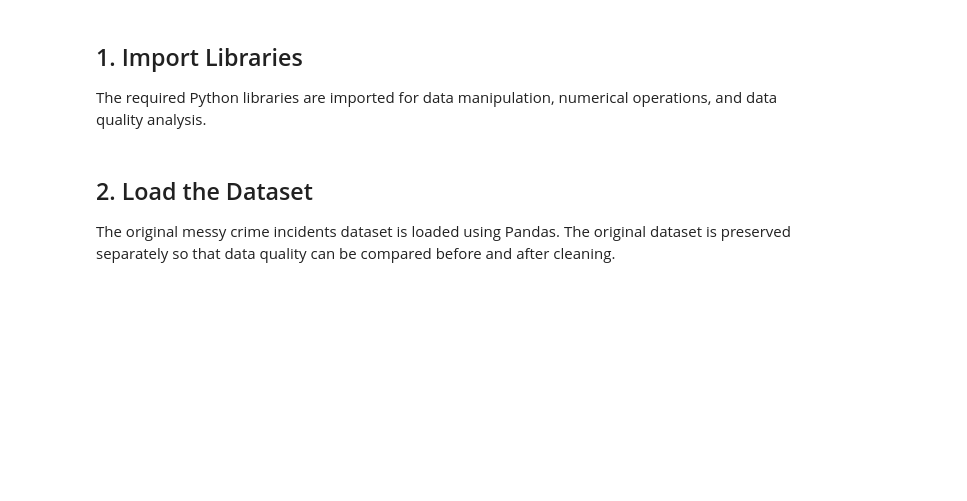
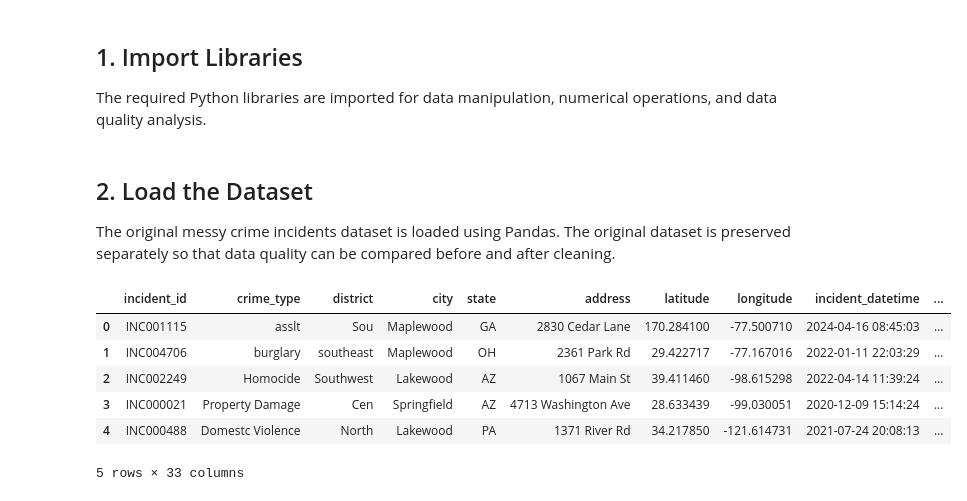
Before and after one commit to Vamshiyadavk/OBISIP, a Jupyter notebook: DataAnalytics-L1-CleaningData/notebook/DataCleaning.ipynb, the cells around one changed output. Saved outputs shown, nothing was run; the diff lists cells and outputs as text; code cells hidden in the pictures; blank space fills up the shorter version.

```diff
--- a/DataAnalytics-L1-CleaningData/notebook/DataCleaning.ipynb
+++ b/DataAnalytics-L1-CleaningData/notebook/DataCleaning.ipynb
@@ -27,17 +27,17 @@ import numpy as np
 
 The original messy crime incidents dataset is loaded using Pandas. The original dataset is preserved separately so that data quality can be compared before and after cleaning.
 # %%
-from pathlib import Path
-
-# Resolve the source file from the notebook location. This also works after
-# downloading and extracting the project as a GitHub ZIP.
-data_path = Path.cwd().parent / "Data" / "crime_incidents_messy.csv"
-if not data_path.exists():
-    data_path = Path.cwd() / "Data" / "crime_incidents_messy.csv"
-
-df = pd.read_csv(data_path)
+df = pd.read_csv("D:\Vamshi's Github\DataAnalytics-L1-CleaningData\DataAnalytics-L1-CleaningData\Data\crime_incidents_messy.csv")
 
 # Preserve a copy of the original dataset
 df_original = df.copy()
 
 df.head()
+# %% [output]
+|  | incident_id | crime_type | district | city | state | address | latitude | longitude | incident_datetime | ... |
+| 0 | INC001115 | asslt | Sou | Maplewood | GA | 2830 Cedar Lane | 170.284100 | -77.500710 | 2024-04-16 08:45:03 | ... |
+| 1 | INC004706 | burglary | southeast | Maplewood | OH | 2361 Park Rd | 29.422717 | -77.167016 | 2022-01-11 22:03:29 | ... |
+| 2 | INC002249 | Homocide | Southwest | Lakewood | AZ | 1067 Main St | 39.411460 | -98.615298 | 2022-04-14 11:39:24 | ... |
+| 3 | INC000021 | Property Damage | Cen | Springfield | AZ | 4713 Washington Ave | 28.633439 | -99.030051 | 2020-12-09 15:14:24 | ... |
+| 4 | INC000488 | Domestc Violence | North | Lakewood | PA | 1371 River Rd | 34.217850 | -121.614731 | 2021-07-24 20:08:13 | ... |
+5 rows × 33 columns
```
Also changed, not shown: parts of 72 cells of this notebook.
